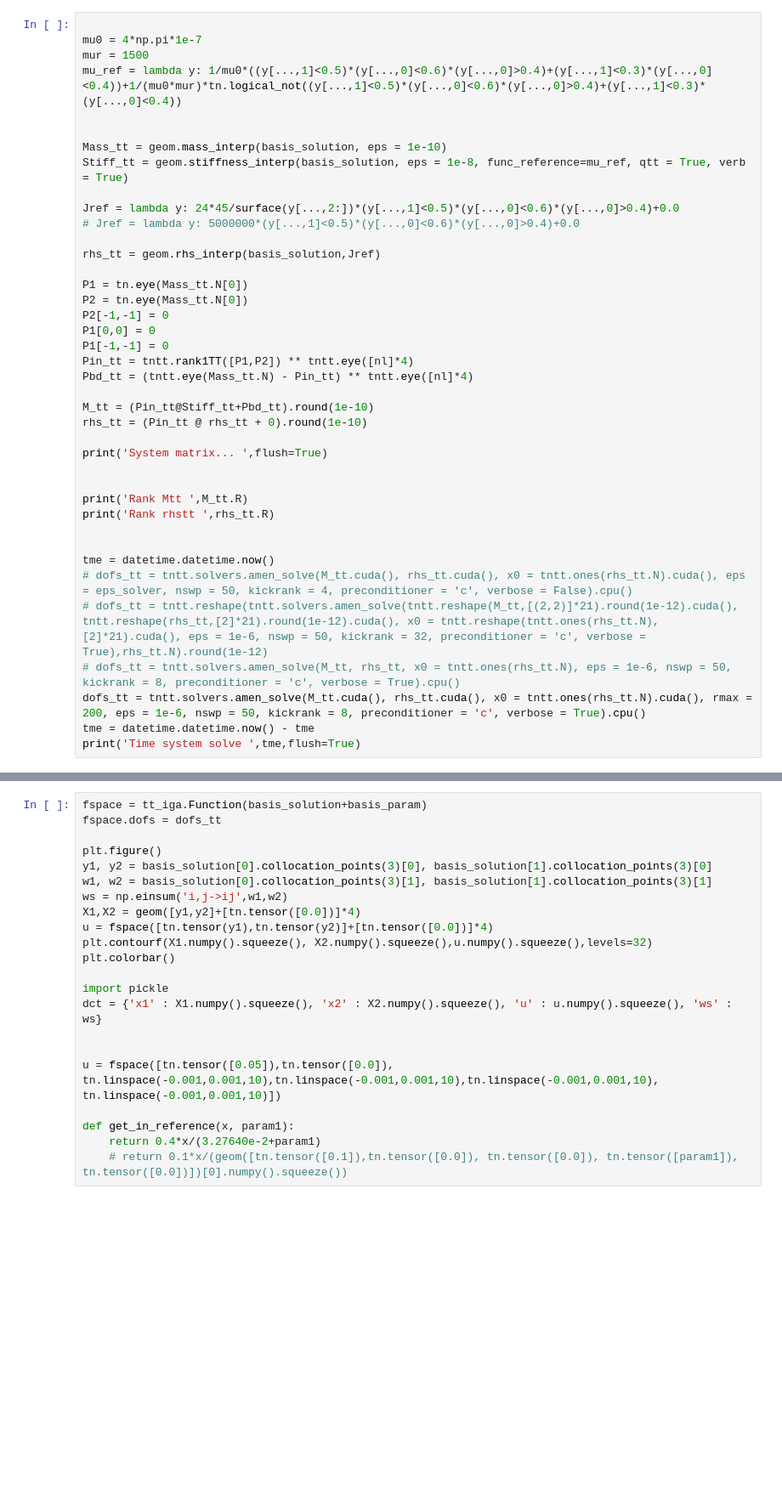
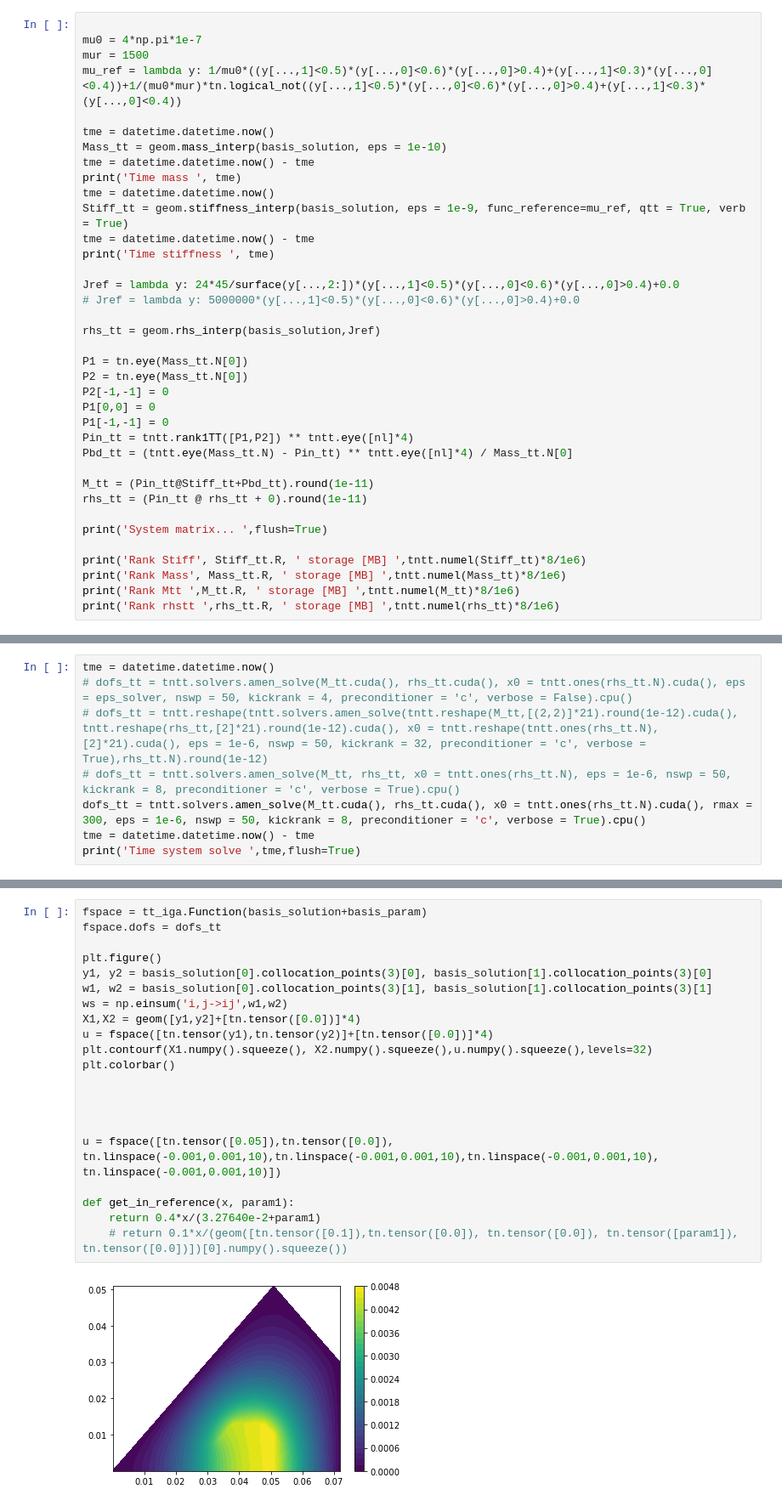
Before and after one commit to ion-g-ion/tt-iga, a Jupyter notebook: quad_params.ipynb, the cells around one changed output, grey strips where cells are left out. Shown at 85% size. Drawn from its saved outputs; the diff is of its cells as text; blank space fills up the shorter version.

```diff
--- a/quad_params.ipynb
+++ b/quad_params.ipynb
@@ -274,9 +266,14 @@ mu0 = 4*np.pi*1e-7
 mur = 1500
 mu_ref = lambda y: 1/mu0*((y[...,1]<0.5)*(y[...,0]<0.6)*(y[...,0]>0.4)+(y[...,1]<0.3)*(y[...,0]<0.4))+1/(mu0*mur)*tn.logical_not((y[...,1]<0.5)*(y[...,0]<0.6)*(y[...,0]>0.4)+(y[...,1]<0.3)*(y[...,0]<0.4))
 
-
+tme = datetime.datetime.now()
 Mass_tt = geom.mass_interp(basis_solution, eps = 1e-10)
-Stiff_tt = geom.stiffness_interp(basis_solution, eps = 1e-8, func_reference=mu_ref, qtt = True, verb = True)
+tme = datetime.datetime.now() - tme
+print('Time mass ', tme)
+tme = datetime.datetime.now()
+Stiff_tt = geom.stiffness_interp(basis_solution, eps = 1e-9, func_reference=mu_ref, qtt = True, verb = True)
+tme = datetime.datetime.now() - tme
+print('Time stiffness ', tme)
 
 Jref = lambda y: 24*45/surface(y[...,2:])*(y[...,1]<0.5)*(y[...,0]<0.6)*(y[...,0]>0.4)+0.0
 # Jref = lambda y: 5000000*(y[...,1]<0.5)*(y[...,0]<0.6)*(y[...,0]>0.4)+0.0
@@ -289,23 +286,15 @@ P2[-1,-1] = 0
 P1[0,0] = 0
 P1[-1,-1] = 0
 Pin_tt = tntt.rank1TT([P1,P2]) ** tntt.eye([nl]*4)
-Pbd_tt = (tntt.eye(Mass_tt.N) - Pin_tt) ** tntt.eye([nl]*4)
+Pbd_tt = (tntt.eye(Mass_tt.N) - Pin_tt) ** tntt.eye([nl]*4) / Mass_tt.N[0]
 
-M_tt = (Pin_tt@Stiff_tt+Pbd_tt).round(1e-10)
-rhs_tt = (Pin_tt @ rhs_tt + 0).round(1e-10)
+M_tt = (Pin_tt@Stiff_tt+Pbd_tt).round(1e-11)
+rhs_tt = (Pin_tt @ rhs_tt + 0).round(1e-11)
 
 print('System matrix... ',flush=True)
 
-
-print('Rank Mtt ',M_tt.R)
-print('Rank rhstt ',rhs_tt.R)
-
-
-tme = datetime.datetime.now()
-# dofs_tt = tntt.solvers.amen_solve(M_tt.cuda(), rhs_tt.cuda(), x0 = tntt.ones(rhs_tt.N).cuda(), eps = eps_solver, nswp = 50, kickrank = 4, preconditioner = 'c', verbose = False).cpu()
-# dofs_tt = tntt.reshape(tntt.solvers.amen_solve(tntt.reshape(M_tt,[(2,2)]*21).round(1e-12).cuda(), tntt.reshape(rhs_tt,[2]*21).round(1e-12).cuda(), x0 = tntt.reshape(tntt.ones(rhs_tt.N),[2]*21).cuda(), eps = 1e-6, nswp = 50, kickrank = 32, preconditioner = 'c', verbose = True),rhs_tt.N).round(1e-12)
-# dofs_tt = tntt.solvers.amen_solve(M_tt, rhs_tt, x0 = tntt.ones(rhs_tt.N), eps = 1e-6, nswp = 50, kickrank = 8, preconditioner = 'c', verbose = True).cpu()
-dofs_tt = tntt.solvers.amen_solve(M_tt.cuda(), rhs_tt.cuda(), x0 = tntt.ones(rhs_tt.N).cuda(), rmax = 200, eps = 1e-6, nswp = 50, kickrank = 8, preconditioner = 'c', verbose = True).cpu()
-tme = datetime.datetime.now() - tme
-print('Time system solve ',tme,flush=True)
+print('Rank Stiff', Stiff_tt.R, ' storage [MB] ',tntt.numel(Stiff_tt)*8/1e6)
+print('Rank Mass', Mass_tt.R, ' storage [MB] ',tntt.numel(Mass_tt)*8/1e6)
+print('Rank Mtt ',M_tt.R, ' storage [MB] ',tntt.numel(M_tt)*8/1e6)
+print('Rank rhstt ',rhs_tt.R, ' storage [MB] ',tntt.numel(rhs_tt)*8/1e6)
 # %% [output]
@@ -328,0 +318,8 @@ alpha, beta =  0 0
+# %%
+tme = datetime.datetime.now()
+# dofs_tt = tntt.solvers.amen_solve(M_tt.cuda(), rhs_tt.cuda(), x0 = tntt.ones(rhs_tt.N).cuda(), eps = eps_solver, nswp = 50, kickrank = 4, preconditioner = 'c', verbose = False).cpu()
+# dofs_tt = tntt.reshape(tntt.solvers.amen_solve(tntt.reshape(M_tt,[(2,2)]*21).round(1e-12).cuda(), tntt.reshape(rhs_tt,[2]*21).round(1e-12).cuda(), x0 = tntt.reshape(tntt.ones(rhs_tt.N),[2]*21).cuda(), eps = 1e-6, nswp = 50, kickrank = 32, preconditioner = 'c', verbose = True),rhs_tt.N).round(1e-12)
+# dofs_tt = tntt.solvers.amen_solve(M_tt, rhs_tt, x0 = tntt.ones(rhs_tt.N), eps = 1e-6, nswp = 50, kickrank = 8, preconditioner = 'c', verbose = True).cpu()
+dofs_tt = tntt.solvers.amen_solve(M_tt.cuda(), rhs_tt.cuda(), x0 = tntt.ones(rhs_tt.N).cuda(), rmax = 300, eps = 1e-6, nswp = 50, kickrank = 8, preconditioner = 'c', verbose = True).cpu()
+tme = datetime.datetime.now() - tme
+print('Time system solve ',tme,flush=True)
@@ -329,25 +344,26 @@ alpha, beta =  0 0
 # %%
 fspace = tt_iga.Function(basis_solution+basis_param)
 fspace.dofs = dofs_tt
 
 plt.figure()
 y1, y2 = basis_solution[0].collocation_points(3)[0], basis_solution[1].collocation_points(3)[0]
 w1, w2 = basis_solution[0].collocation_points(3)[1], basis_solution[1].collocation_points(3)[1]
 ws = np.einsum('i,j->ij',w1,w2)
 X1,X2 = geom([y1,y2]+[tn.tensor([0.0])]*4)
 u = fspace([tn.tensor(y1),tn.tensor(y2)]+[tn.tensor([0.0])]*4)
 plt.contourf(X1.numpy().squeeze(), X2.numpy().squeeze(),u.numpy().squeeze(),levels=32)
 plt.colorbar()
 
-import pickle
-dct = {'x1' : X1.numpy().squeeze(), 'x2' : X2.numpy().squeeze(), 'u' : u.numpy().squeeze(), 'ws' : ws}
+
 
 
 u = fspace([tn.tensor([0.05]),tn.tensor([0.0]), tn.linspace(-0.001,0.001,10),tn.linspace(-0.001,0.001,10),tn.linspace(-0.001,0.001,10), tn.linspace(-0.001,0.001,10)])
 
 def get_in_reference(x, param1):
     return 0.4*x/(3.27640e-2+param1)
     # return 0.1*x/(geom([tn.tensor([0.1]),tn.tensor([0.0]), tn.tensor([0.0]), tn.tensor([param1]), tn.tensor([0.0])])[0].numpy().squeeze())
+# %% [output]
+[figure, added]
 # %%
 y1, y2 = np.linspace(0,1,32), np.linspace(0.,1,32)
 
```
Also changed, not shown: parts of 14 cells of this notebook, 19 other files.
